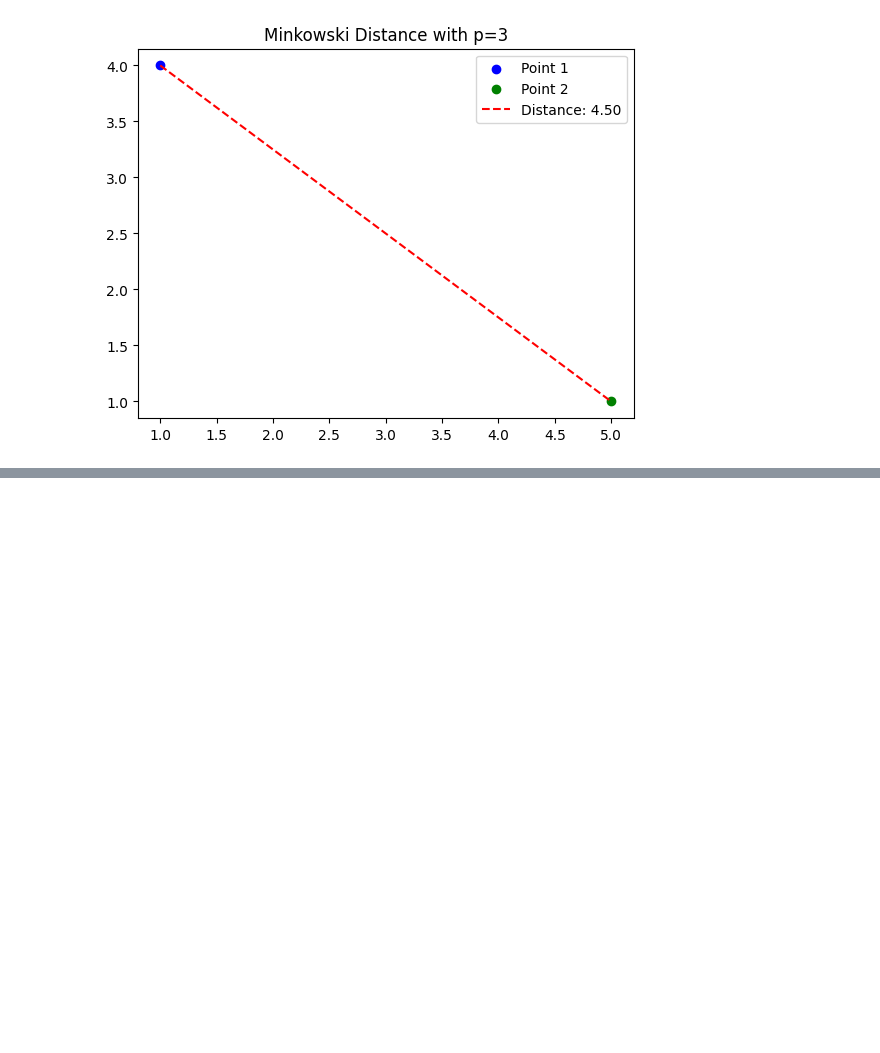
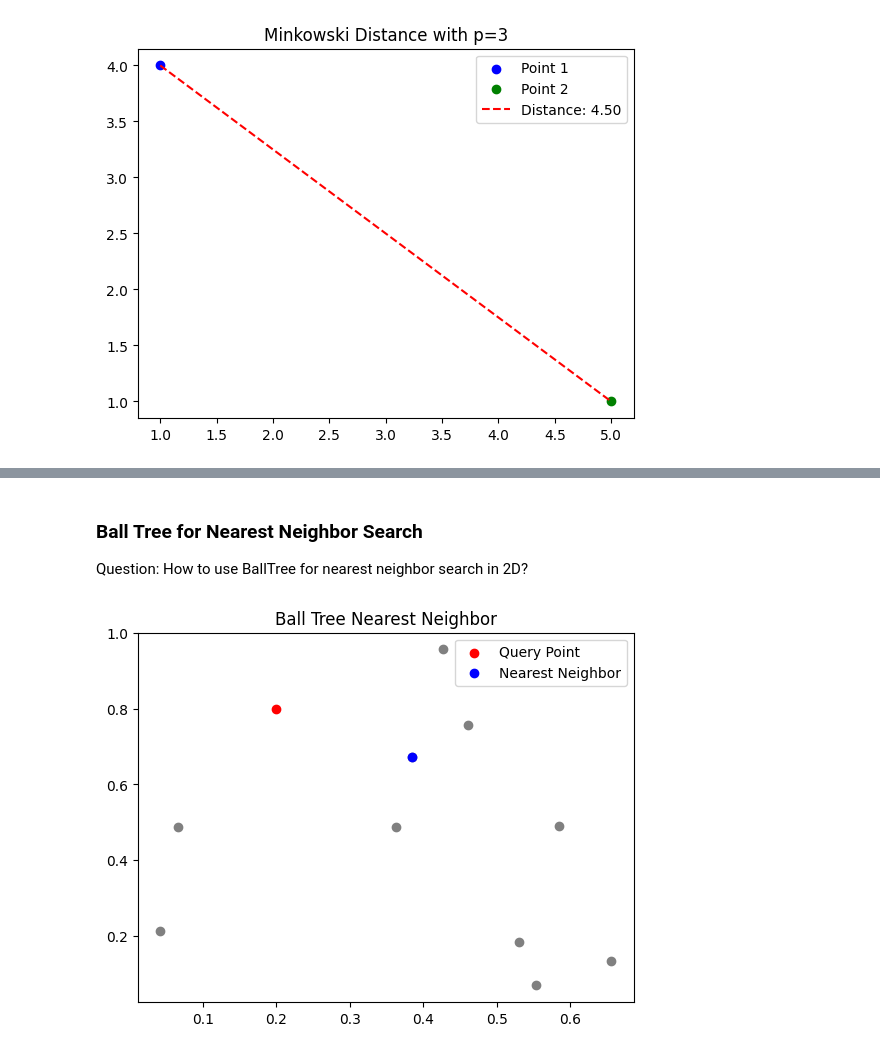
Before and after one commit to rubydamodar/SciPyMastery-From-Basics-to-Breakthroughs, a Jupyter notebook: Beginner Level/SCIPY-SPATIAL.ipynb, the cells around one changed output, grey strips where cells are left out. Cells and saved outputs as stored; diff of their text form; code cells hidden in the pictures; blank space fills up the shorter version.

```diff
--- a/Beginner Level/SCIPY-SPATIAL.ipynb
+++ b/Beginner Level/SCIPY-SPATIAL.ipynb
@@ -607,0 +625,26 @@ Minkowski Distance (p=3): 4.497941445275415
+# %% [markdown]
+### Ball Tree for Nearest Neighbor Search
+Question: How to use BallTree for nearest neighbor search in 2D?
+# %%
+from sklearn.neighbors import BallTree
+
+# Random 2D points
+points = np.random.rand(10, 2)
+ball_tree = BallTree(points)
+
+# Query point
+query_point = [0.2, 0.8]
+
+# Find nearest neighbor
+dist, idx = ball_tree.query([query_point], k=1)
+nearest_point = points[idx[0][0]]
+
+# Plot
+plt.scatter(points[:, 0], points[:, 1], color='gray')
+plt.scatter(query_point[0], query_point[1], color='red', label='Query Point')
+plt.scatter(nearest_point[0], nearest_point[1], color='blue', label='Nearest Neighbor')
+plt.legend()
+plt.title('Ball Tree Nearest Neighbor')
+plt.show()
+# %% [output]
+[figure, added]
```
Also changed, not shown: parts of 10 cells of this notebook.
